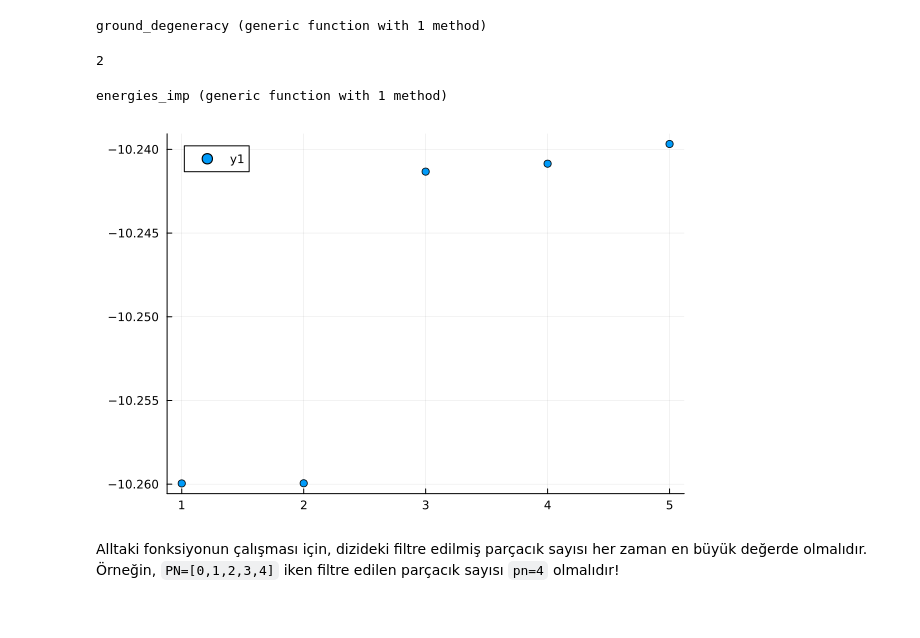
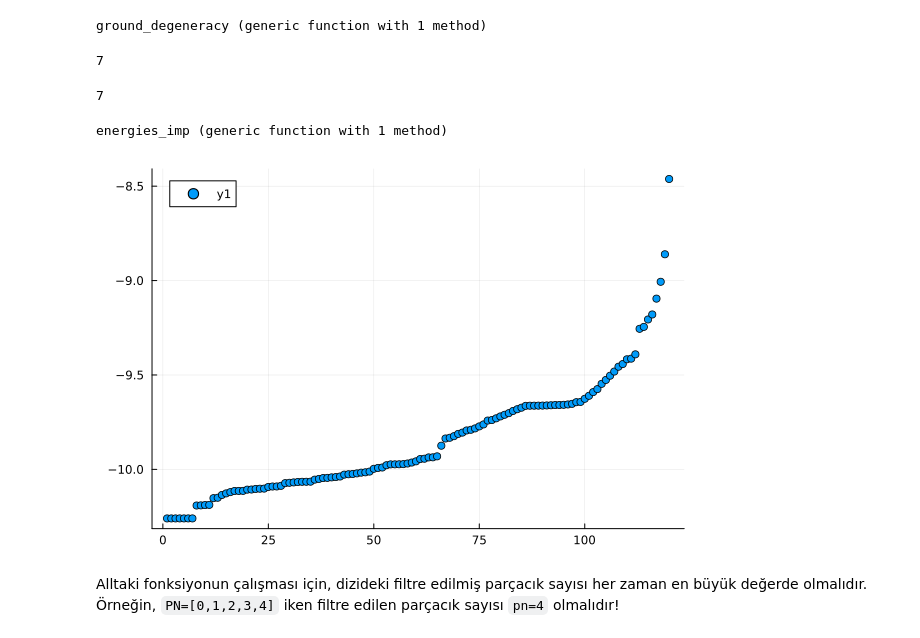
Before and after one commit to Umut-Can-Physics/Kagome-Lattice, a Jupyter notebook: My Numerical Calculations/Many-Body/Hofstadter/Hofstadter First Band Approximation.ipynb, the cells around one changed output. Saved outputs shown, nothing was run; the diff lists cells and outputs as text; code cells hidden in the pictures.

```diff
--- a/My Numerical Calculations/Many-Body/Hofstadter/Hofstadter First Band Approximation.ipynb
+++ b/My Numerical Calculations/Many-Body/Hofstadter/Hofstadter First Band Approximation.ipynb
@@ -27,4 +26,4 @@ q=Ny
 NPhi = Int( Nx * Ny * (p/q) )
 cut_off = Nx
 PN = [0, 1, 2, 3]
-U = 1;
+U = 4;
@@ -94,5 +102,5 @@ WHERE IS THE NUMBER OF PIN TERM ???
 # %%
-V0 = [4, 4]; Imp_Site = [19, 54]
+V0 = [4, 0]; Imp_Site = [19, 62]
 Impurity_Data = Impurity(V0, Imp_Site);
 # %%
 function Number_sub(N, sp_basis, P, Pt, basis_cut_sp, basis_cut_mb, basis_sub)
@@ -156,13 +164,16 @@ ground_degeneracy (generic function with 1 method)
 # %%
 if length(PN) != 1
     nu0 = 1/2
-    N_Pin = 2
     Degeneracy = ground_degeneracy(N_Pin, nu0, PN)
 else
     Degeneracy = 1
 end
 # %% [output]
-2
+7
+# %%
+Degeneracy
+# %% [output]
+7
 # %%
 function energies_imp(H_Impurity, PN, basis_cut_mb)
     E, V = eigenstates(H_Impurity)
@@ -177,9 +188,9 @@ energies_imp (generic function with 1 method)
 # %%
 filtered_energies, V = energies_imp(H_Impurity, PN, basis_cut_mb);
 # %%
-scatter(filtered_energies[1:5])
+scatter(filtered_energies)
 # %% [output]
-[figure, old version]
+[figure, new version]
 # %%
 # Onur hocanın makalesinde ki FIG1 çıktısı
 
```
Also changed, not shown: parts of 44 cells of this notebook, 8 other files.
